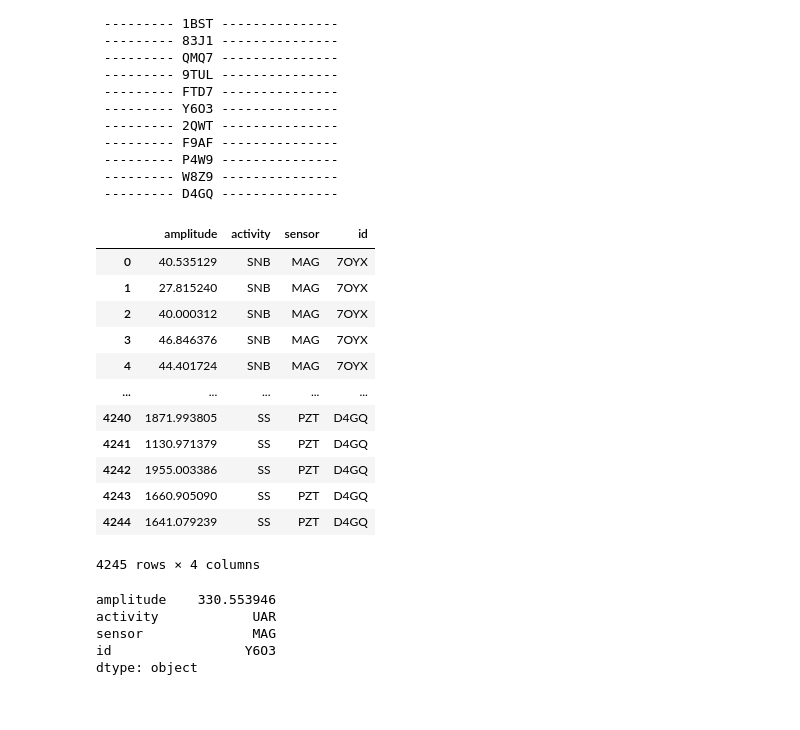
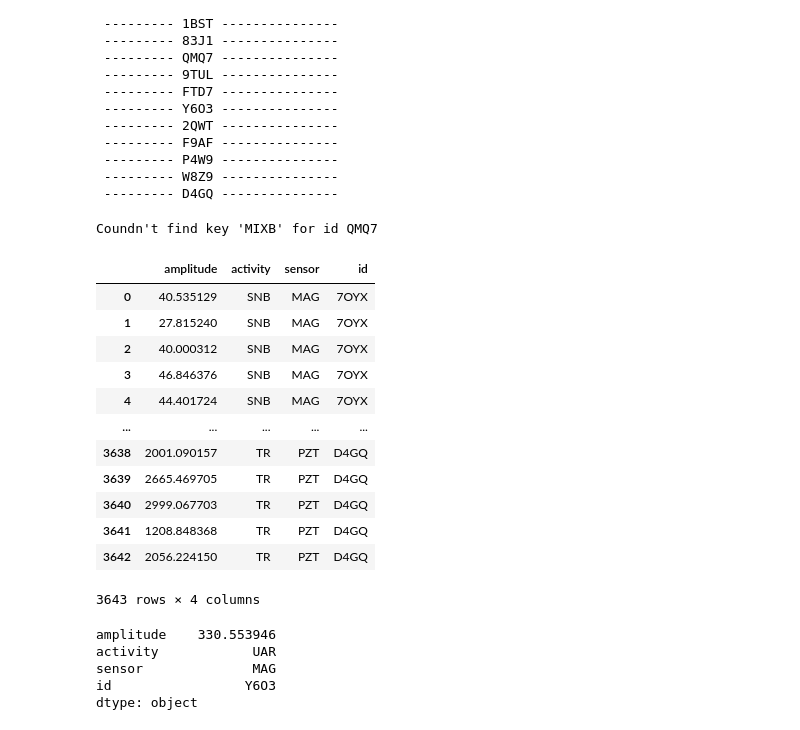
Before and after one commit to anascacais/analysis-RESP-data, a Jupyter notebook: waveform_analysis.ipynb, the cells around one changed output. Cells and saved outputs as stored; diff of their text form; code cells hidden in the pictures.

```diff
--- a/waveform_analysis.ipynb
+++ b/waveform_analysis.ipynb
@@ -16,11 +16,11 @@ overview_middle = {}
 for id in overview.keys():
     overview_middle[id] = {key: value for key, value in overview[id].items() if key in ['SNBm', 'UALm', 'UARm']}
 
-# remove middle activities
-for id in overview.keys():
-    del overview[id]["SNBm"]
-    del overview[id]["UALm"]
-    del overview[id]["UARm"]
+# # remove middle activities
+# for id in overview.keys():
+#     del overview[id]["SNBm"]
+#     del overview[id]["UALm"]
+#     del overview[id]["UARm"]
 
 acquisition_folderpath = 'Aquisicao'
 data, _ = get_data_by_id_activity(acquisition_folderpath)
@@ -45,28 +45,32 @@ Getting data for participants...
 # %%
 amplitudes_df = pd.DataFrame(columns=['amplitude', 'activity', 'sensor', 'id'])
 
 for id in overview.keys():
     for activity in overview[id].keys():
-        for device in ['mag', 'pzt']:
-            waveforms,_ = get_waveforms_by_id_by_activity(data[id][activity][device].values, overview[id][activity][DEVICE_INFO[device]["name"]])
-            x = np.amax(waveforms, axis=1) - np.amin(waveforms, axis=1)
-            amplitudes_df = pd.concat([amplitudes_df, pd.DataFrame({'amplitude': x, 'activity': activity, 'sensor': DEVICE_INFO[device]["sensor"], 'id': id})], ignore_index=True)
+        try:
+            for device in ['mag', 'pzt']:
+                waveforms,_ = get_waveforms_by_id_by_activity(data[id][activity][device].values, overview[id][activity][DEVICE_INFO[device]["name"]])
+                x = np.amax(waveforms, axis=1) - np.amin(waveforms, axis=1)
+                amplitudes_df = pd.concat([amplitudes_df, pd.DataFrame({'amplitude': x, 'activity': activity, 'sensor': DEVICE_INFO[device]["sensor"], 'id': id})], ignore_index=True)
+        except KeyError as e:
+            print(f"Coundn't find key {e} for id {id}")
 
 amplitudes_df
 # %% [output]
+Coundn't find key 'MIXB' for id QMQ7
 |  | amplitude | activity | sensor | id |
 | 0 | 40.535129 | SNB | MAG | 7OYX |
 | 1 | 27.815240 | SNB | MAG | 7OYX |
 | 2 | 40.000312 | SNB | MAG | 7OYX |
 | 3 | 46.846376 | SNB | MAG | 7OYX |
 | 4 | 44.401724 | SNB | MAG | 7OYX |
 | ... | ... | ... | ... | ... |
-| 4240 | 1871.993805 | SS | PZT | D4GQ |
-| 4241 | 1130.971379 | SS | PZT | D4GQ |
-| 4242 | 1955.003386 | SS | PZT | D4GQ |
-| 4243 | 1660.905090 | SS | PZT | D4GQ |
-| 4244 | 1641.079239 | SS | PZT | D4GQ |
+| 3638 | 2001.090157 | TR | PZT | D4GQ |
+| 3639 | 2665.469705 | TR | PZT | D4GQ |
+| 3640 | 2999.067703 | TR | PZT | D4GQ |
+| 3641 | 1208.848368 | TR | PZT | D4GQ |
+| 3642 | 2056.224150 | TR | PZT | D4GQ |
-4245 rows × 4 columns
+3643 rows × 4 columns
 # %%
 amplitudes_df[amplitudes_df["sensor"]=='MAG'].max()
 # %% [output]
```
Also changed, not shown: parts of 5 cells of this notebook, 11 other files.
